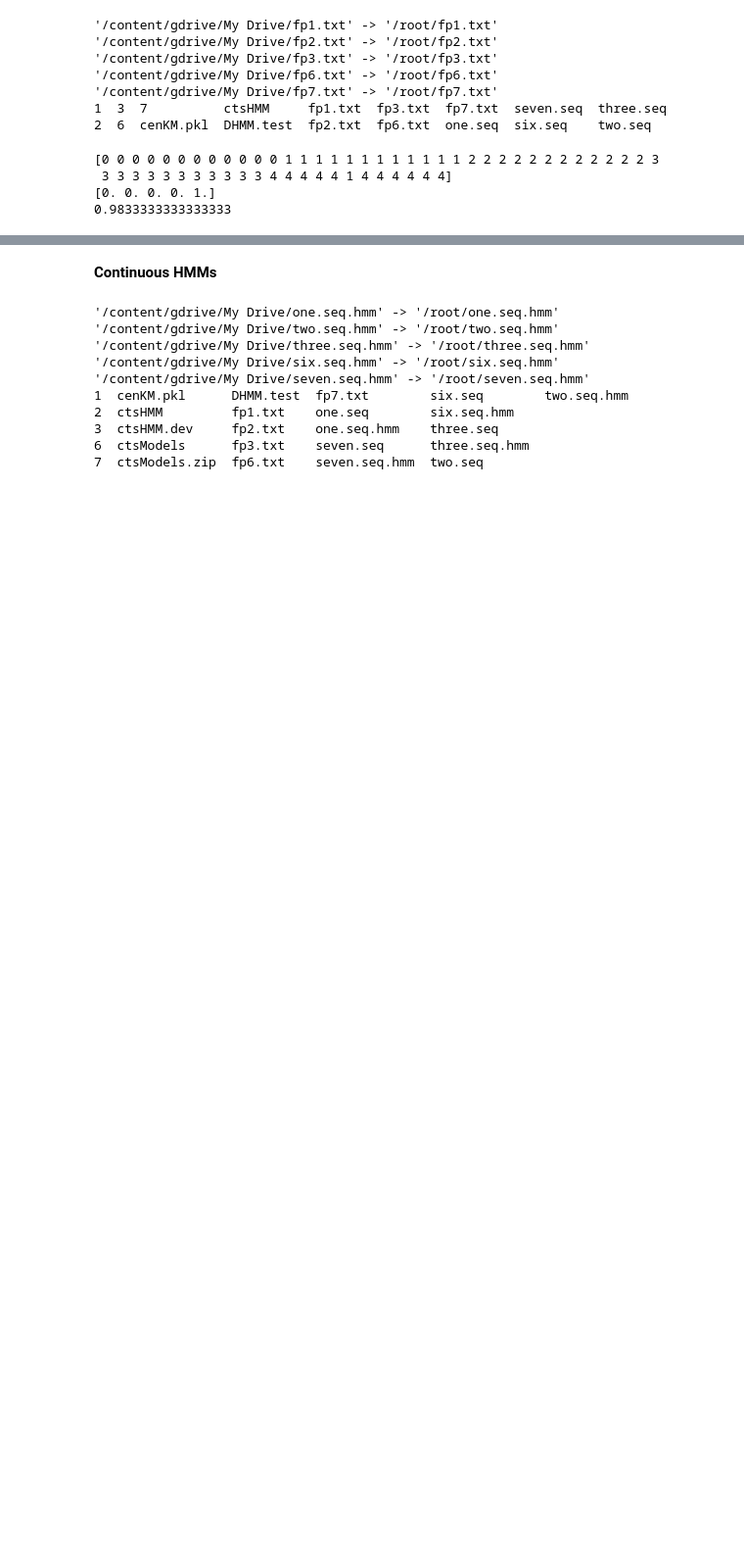
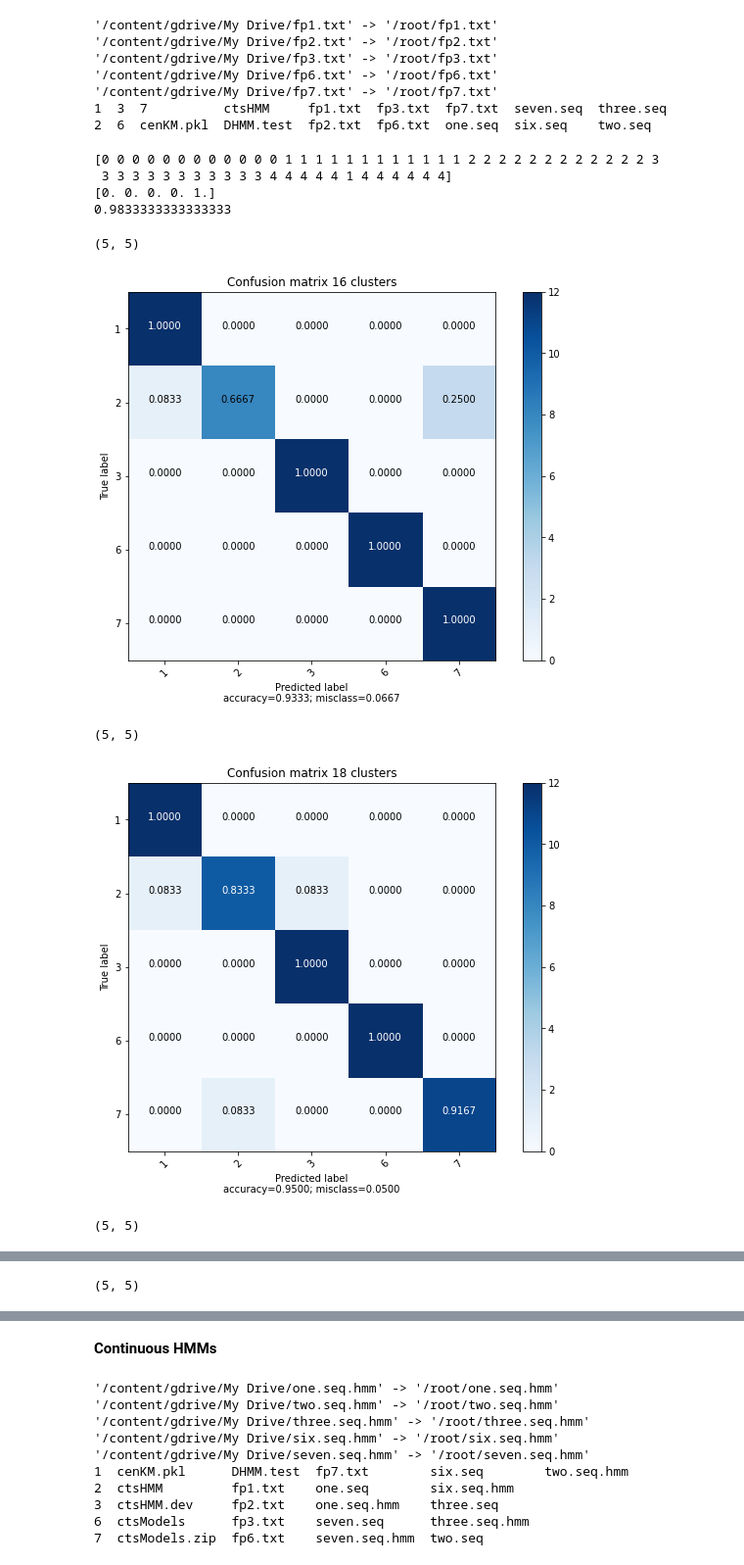
Before and after one commit to vignesh99/SpeechTechnology-CS6300, a Jupyter notebook: HMMs.ipynb, the cells around one changed output, grey strips where cells are left out. Shown: that part at 98% size. Saved outputs shown, nothing was run; the diff lists cells and outputs as text; code cells hidden in the pictures; blank space fills up the shorter version.

Commit message:
Adding confusion matrix

```diff
--- a/HMMs.ipynb
+++ b/HMMs.ipynb
@@ -344,0 +427,38 @@ print(acc)
+# %%
+                                    #Plotting confusion matrices
+truedigit = array([0, 0, 0, 0, 0, 0, 0, 0, 0, 0, 0, 0, 1, 1, 1, 1, 1, 1, 1, 1, 1, 1, 1, 1, 2, 2, 2, 2, 2, 2, 2, 2, 2, 2, 2, 2, 3, 3, 3, 3, 3, 3, 3, 3, 3, 3, 3, 3, 4, 4, 4, 4, 4, 4, 4, 4, 4, 4, 4, 4])
+preddigit = array([0, 0, 0, 0, 0, 0, 0, 0, 0, 0, 0, 0, 1, 1, 4, 1, 0, 1, 1, 1, 1, 1, 4, 4, 2, 2, 2, 2, 2, 2, 2, 2, 2, 2, 2, 2, 3, 3, 3, 3, 3, 3, 3, 3, 3, 3, 3, 3, 4, 4, 4, 4, 4, 4, 4, 4, 4, 4, 4, 4])
+cm = confusion_matrix(truedigit, preddigit)
+print(shape(cm))
+cm_display = plot_confusion_matrix(cm,target_names=["1","2","3","6","7"],title="Confusion matrix 16 clusters")
+
+preddigit = array([0, 0, 0, 0, 0, 0, 0, 0, 0, 0, 0, 0, 1, 1, 2, 1, 0, 1, 1, 1, 1, 1, 1, 1, 2, 2, 2, 2, 2, 2, 2, 2, 2, 2, 2, 2, 3, 3, 3, 3, 3, 3, 3, 3, 3, 3, 3, 3, 4, 4, 4, 4, 4, 1, 4, 4, 4, 4, 4, 4])
+cm = confusion_matrix(truedigit, preddigit)
+print(shape(cm))
+cm_display = plot_confusion_matrix(cm,target_names=["1","2","3","6","7"],title="Confusion matrix 18 clusters")
+
+preddigit = array([0, 0, 2, 0, 0, 0, 0, 0, 0, 0, 0, 0, 1, 1, 2, 1, 1, 1, 1, 1, 1, 1, 1, 1, 2, 2, 2, 2, 2, 2, 2, 2, 2, 2, 2, 2, 3, 3, 3, 3, 3, 3, 3, 3, 3, 3, 3, 3, 4, 4, 4, 4, 4, 1, 4, 4, 4, 4, 4, 4])
+cm = confusion_matrix(truedigit, preddigit)
+print(shape(cm))
+cm_display = plot_confusion_matrix(cm,target_names=["1","2","3","6","7"],title="Confusion matrix 20 clusters")
+
+preddigit = array([0, 0, 0, 0, 0, 0, 0, 0, 0, 0, 0, 0, 1, 1, 1, 1, 1, 1, 1, 1, 1, 1, 1, 1, 2, 2, 2, 2, 2, 2, 2, 2, 2, 2, 2, 2, 3, 3, 3, 3, 3, 3, 3, 3, 3, 3, 3, 3, 4, 4, 4, 4, 4, 1, 4, 4, 4, 4, 4, 4])
+cm = confusion_matrix(truedigit, preddigit)
+print(shape(cm))
+cm_display = plot_confusion_matrix(cm,target_names=["1","2","3","6","7"],title="Confusion matrix 48 clusters")
+#cm_display = ConfusionMatrixDisplay(cm,display_labels=["1","2","3","6","7"]).plot()
+
+                                    #Accuracy plot variation over cluster no.
+Ncluster = array([16,18,20,48])
+clustacc = array([93.33,95,95,98.33])
+
+plt.plot(Ncluster,clustacc,marker="o")
+plt.grid()
+plt.title("No. of clusters vs Accuracy")
+plt.show()
+# %% [output]
+(5, 5)
+[figure, added]
+(5, 5)
+[figure, added]
+(5, 5)
@@ -344,0 +466 @@ print(acc)
+(5, 5)
```
Also changed, not shown: parts of 8 cells of this notebook.
